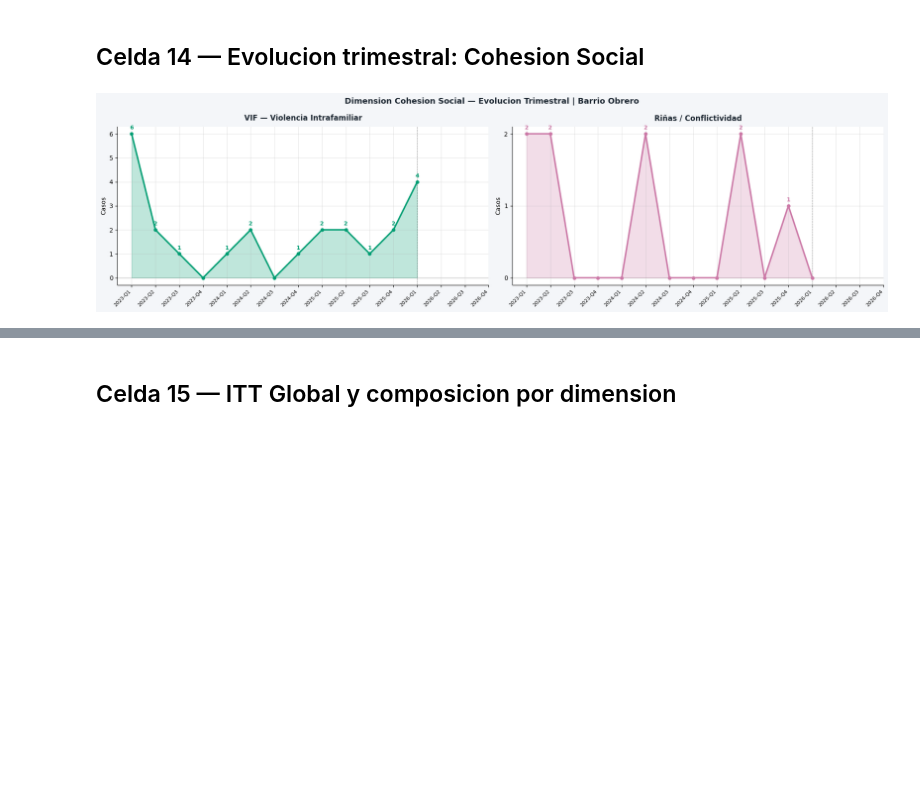
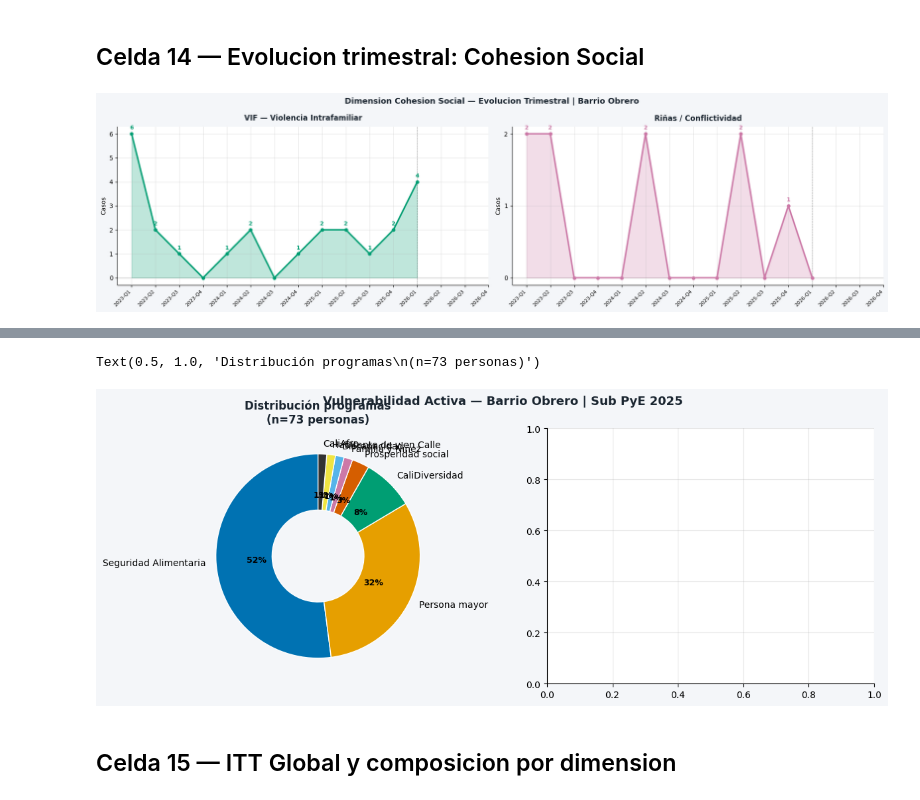
Before and after one commit to Pabandres85/Itt_repos_cali, a Jupyter notebook: notebooks/03_itt_barrio_obrero.ipynb, the cells around one changed output, grey strips where cells are left out. Drawn from its saved outputs; the diff is of its cells as text; code cells hidden in the pictures; blank space fills up the shorter version.

```diff
--- a/notebooks/03_itt_barrio_obrero.ipynb
+++ b/notebooks/03_itt_barrio_obrero.ipynb
@@ -987,3 +981,77 @@ plt.savefig("itt_obrero_coh_trim.png", dpi=150, bbox_inches="tight", facecolor=B
 plt.show()
 # %% [output]
 [figure]
+# %%
+# ── Vulnerabilidad activa: Sub PyE 2025 ─────────────────────────────────────
+# Fuente: Caracterización Personas Sub PyE (2025).xlsx
+# Secretaría de Bienestar Social — personas en programas de vulnerabilidad activa
+# Granularidad: barrio propio (no proxy de comuna)
+
+import pandas as pd
+import numpy as np
+import matplotlib.pyplot as plt
+from pathlib import Path
+
+PATH_SUBPYE = str(REPO / "data" / "referencia" /
+                  "Caracterización Personas Sub PyE (2025).xlsx")
+
+COL_BARRIO = "[Barrio de residencia] ¿En cuál barrio reside?"
+COL_PROG   = "¿En cuál programa está siendo atendida la persona?"
+
+# Población Barrio Obrero (DANE censo 2018 — actualizar si hay dato más reciente)
+POB_OBRERO = 1349
+
+# Umbrales para normalizar la tasa (juicio experto)
+VULN_REF_MIN = 0    # barrio ideal: 0 personas en vulnerabilidad activa por 1.000 hab
+VULN_REF_MAX = 100  # barrio crítico: 100 personas por 1.000 hab
+
+df_sub = pd.read_excel(PATH_SUBPYE)
+
+mask_obrero = df_sub[COL_BARRIO].astype(str).str.upper().str.strip().str.contains("OBRERO", na=False)
+df_ob = df_sub[mask_obrero].copy()
+
+n_personas  = len(df_ob)
+tasa_vuln   = n_personas / POB_OBRERO * 1000
+
+# Normalizar: inverso (más alta la tasa → peor territorio → menor score)
+raw = np.clip((tasa_vuln - VULN_REF_MIN) / (VULN_REF_MAX - VULN_REF_MIN) * 100, 0, 100)
+score_vuln  = round(100 - raw, 1)
+
+# Sobrescribir REF_VULNERABILIDAD con el valor calculado
+REF_VULNERABILIDAD = score_vuln
+
+print("── Vulnerabilidad activa | Barrio Obrero (Sub PyE 2025) ──")
+print(f"  Personas encontradas : {n_personas}")
+print(f"  Población referencia : {POB_OBRERO} hab")
+print(f"  Tasa por 1.000 hab   : {tasa_vuln:.1f}")
+print(f"  ref_min / ref_max    : {VULN_REF_MIN} / {VULN_REF_MAX}")
+print(f"  Score (inverso 0-100): {score_vuln}")
+print(f"  REF_VULNERABILIDAD   → {REF_VULNERABILIDAD}")
+print()
+print("  Desglose por programa:")
+for prog, cnt in df_ob[COL_PROG].value_counts().items():
+    pct = cnt / n_personas * 100
+    print(f"    {prog:<35s} {cnt:3d}  ({pct:.0f}%)")
+print()
+print("  Grupo etario:")
+for grp, cnt in df_ob["Grupo Etario"].value_counts().items():
+    print(f"    {grp:<20s} {cnt:3d}")
+
+# Visualización: donut programas + barra score
+fig, axes = plt.subplots(1, 2, figsize=(14, 5), facecolor=BG)
+fig.suptitle("Vulnerabilidad Activa — Barrio Obrero | Sub PyE 2025",
+             fontsize=13, fontweight="bold", color="#1B2631")
+
+# Panel izquierdo: donut por programa
+progs  = df_ob[COL_PROG].value_counts()
+colores = [OKI_AZUL, OKI_NARANJA, OKI_VERDE, OKI_BERMELL,
+           OKI_MORADO, OKI_AZUL_C, OKI_AMARILLO, OKI_GRIS]
+wedges, texts, autotexts = axes[0].pie(
+    progs.values, labels=progs.index, autopct="%1.0f%%",
+    colors=colores[:len(progs)], startangle=90,
+    wedgeprops=dict(width=0.55, edgecolor="white"))
+for at in autotexts:
+    at.set_fontsize(9); at.set_fontweight("bold")
+axes[0].set_title(f"Distribución programas\n(n={n_personas} personas)",
+                  fontweight="bold", color="#1B2631")
+# %% [output]
@@ -990,3 +1075,5 @@ plt.show()
+Text(0.5, 1.0, 'Distribución programas\n(n=73 personas)')
+[figure, added]
 # %% [markdown]
 ## Celda 15 — ITT Global y composicion por dimension
 # %%
```
Also changed, not shown: parts of 6 cells of this notebook, 8 other files.
